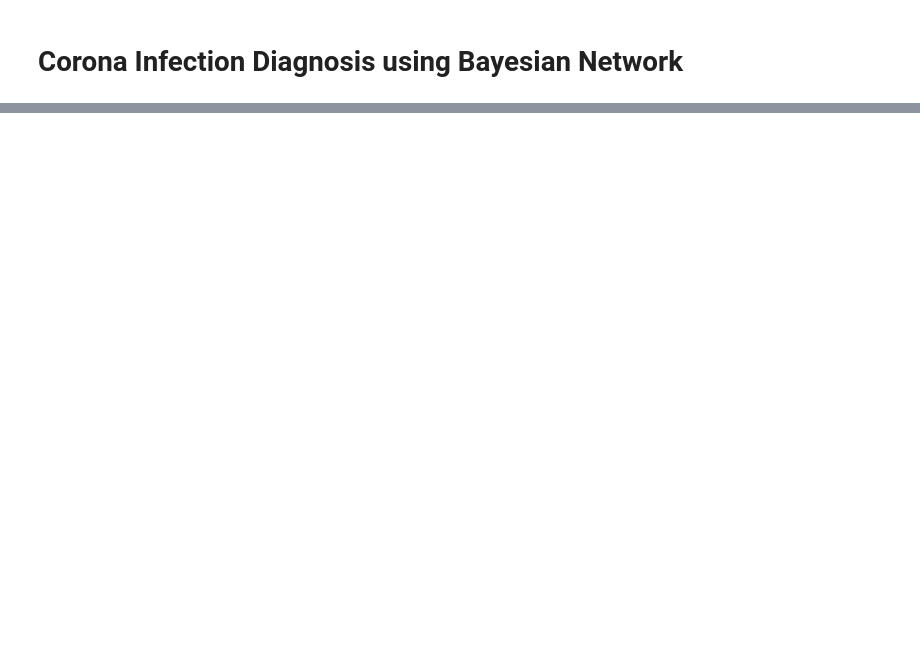
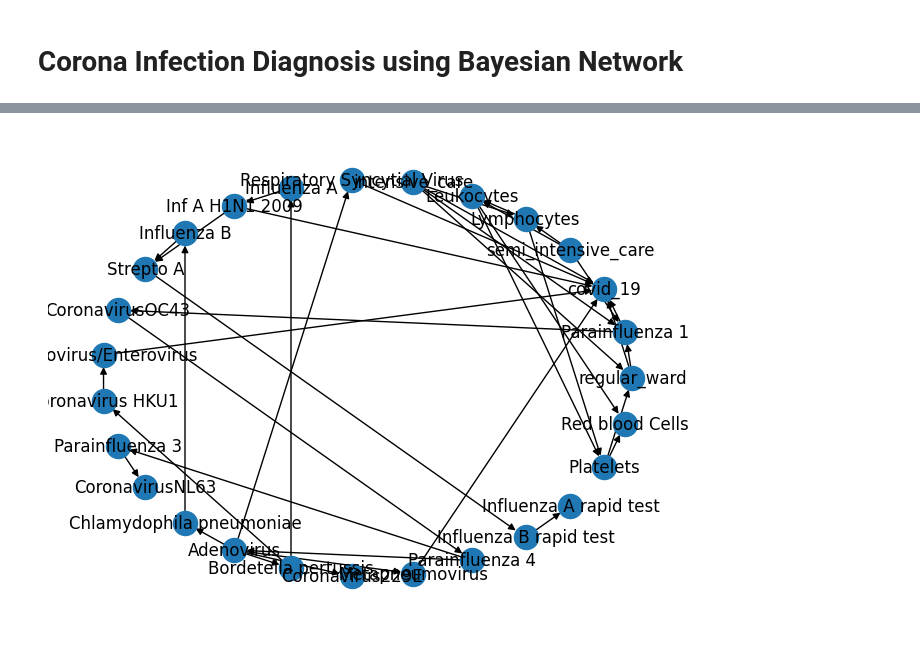
Before and after one commit to nonkloq/dump, a Jupyter notebook: ml/coronaBN.ipynb, the cells around one changed output, grey strips where cells are left out. Saved outputs shown, nothing was run; the diff lists cells and outputs as text; code cells hidden in the pictures; blank space fills up the shorter version.

```diff
--- a/ml/coronaBN.ipynb
+++ b/ml/coronaBN.ipynb
@@ -80,0 +9,19 @@ Lung disease: 7.2%
+# %%
+data = pd.read_csv("data/coronapp.csv") # pre-pocessed
+data_covid_19 = data[data["covid_19"] == 1]
+data_no_covid_19 = data[data["covid_19"] == 0].sample(n=300,replace=False)
+
+data = pd.concat([data_covid_19, data_no_covid_19]).sample(frac=1)
+# %%
+from pgmpy.models import BayesianNetwork
+from pgmpy.estimators import MaximumLikelihoodEstimator, BayesianEstimator
+from pgmpy.estimators import HillClimbSearch
+hc = HillClimbSearch(data)
+best_model = hc.estimate()
+
+model = BayesianNetwork(best_model.edges())
+# %%
+import networkx as nx
+nx.draw_circular(model, with_labels=True)
+# %% [output]
+[figure, added]
```
Also changed, not shown: parts of 4 cells of this notebook.
